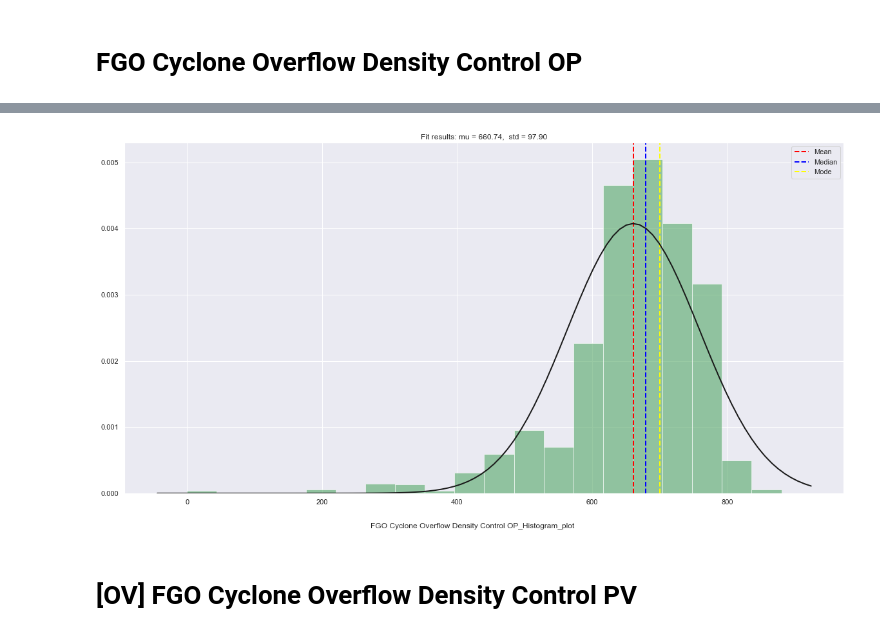
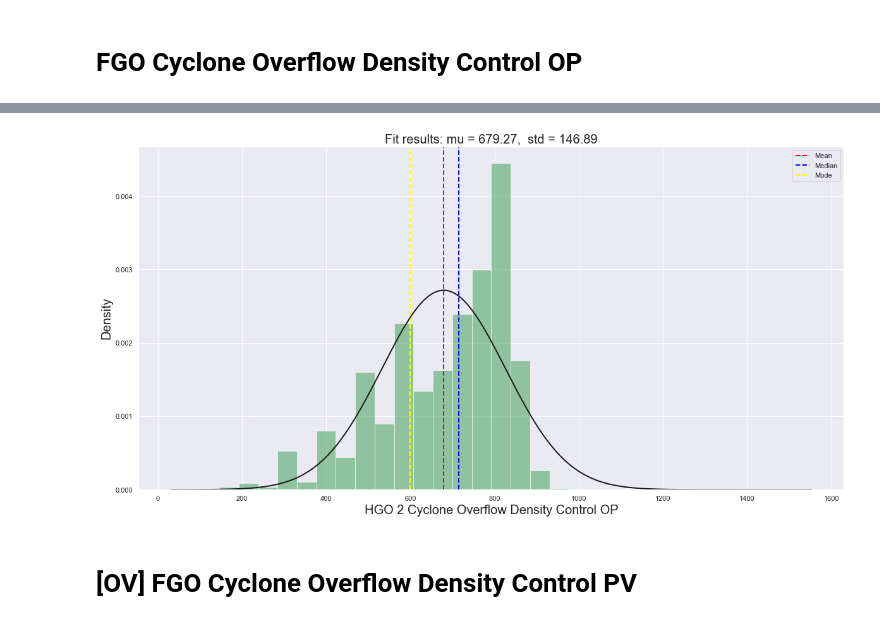
Before and after one commit to Odinson9/Univariate-Data-Analysis, a Jupyter notebook: Work_In_Progress.ipynb, the cells around one changed output, grey strips where cells are left out. Drawn from its saved outputs; the diff is of its cells as text; code cells hidden in the pictures.

```diff
--- a/Work_In_Progress.ipynb
+++ b/Work_In_Progress.ipynb
@@ -180,12 +69,17 @@ plt.show()
 # %%
-pp = PdfPages('FGO Cyclone Overflow Density Control OP_Box_1_plots.pdf')
+# Fit a normal distribution to the data:
+mu, std = norm.fit(df_p['PGR:CY2001:DIC6053-SP'].dropna().values)
+a=df_p['PGR:CY2001:DIC6053-SP'].median()
+pp = PdfPages('HGO 2 Cyclone Overflow Density Control SP Output1_plots.pdf')
 fig_n=plt.figure()
-ax=sns.boxplot(y=df_o['PGR:CY1001:DIC4003-OP'],data=df_o)
-ax.set(xlabel='FGO Cyclone Overflow Density Control OP', ylabel='Value')
+ax=sns.boxplot(y=df_p['PGR:CY2001:DIC6053-SP'],data=df_p,color='g')
+ax.set(xlabel='HGO 2 Cyclone Overflow Density Control SP', ylabel='Value')
 for item in ([ax.title, ax.xaxis.label, ax.yaxis.label] +
             ax.get_yticklabels()):
     item.set_fontsize(20)
 ax.tick_params(axis='both', which='minor', labelsize=20)
+title = "Fit results: median = %.2f,  std = %.2f" % (a, std)
+plt.title(title,fontsize=20)
 ax.legend(fontsize=20)
 pp.savefig(fig_n)
 plt.show()
@@ -195,30 +122,30 @@ No handles with labels found to put in legend.
 # %%
 # Fit a normal distribution to the data:
-mu, std = norm.fit(df_o['PGR:CY1001:DIC4003-OP'].dropna().values)
+mu, std = norm.fit(df_p['PGR:CY2001:DIC6053-OP'].dropna().values)
 # Plot the histogram.
-pp = PdfPages('FGO Cyclone Overflow Density Control OP_Histogram_plot.pdf')
+pp = PdfPages('FGO Cyclone Overflow Density Control SP_Histogram_plot.pdf')
 fig=plt.figure()
-txt="FGO Cyclone Overflow Density Control OP_Histogram_plot"
-plt.hist(df_o['PGR:CY1001:DIC4003-OP'].dropna().values, bins=20, density=True, alpha=0.6, color='g')
-plt.axvline(df_o['PGR:CY1001:DIC4003-OP'].mean(),label='Mean', color='red', linestyle='dashed', linewidth=2)
-plt.axvline(df_o['PGR:CY1001:DIC4003-OP'].median(),label='Median', color='blue', linestyle='dashed', linewidth=2)
-plt.axvline(statistics.mode(df_o['PGR:CY1001:DIC4003-OP']),label='Mode', color='yellow', linestyle='dashed', linewidth=2)
+#txt="FGO Cyclone Overflow Density Control SP_Histogram_plot"
+plt.hist(df_p['PGR:CY2001:DIC6053-OP'].dropna().values, bins=30, density=True, alpha=0.6, color='g')
+plt.axvline(df_p['PGR:CY2001:DIC6053-OP'].mean(),label='Mean', color='red', linestyle='dashed', linewidth=2)
+plt.axvline(df_p['PGR:CY2001:DIC6053-OP'].median(),label='Median', color='blue', linestyle='dashed', linewidth=2)
+plt.axvline(statistics.mode(df_p['PGR:CY2001:DIC6053-OP']),label='Mode', color='yellow', linestyle='dashed', linewidth=2)
 # Plot the PDF.
 xmin, xmax = plt.xlim()
-x = np.linspace(xmin, xmax, 100)
+x = np.linspace(xmin, xmax, 800)
 p = norm.pdf(x, mu, std)
 plt.plot(x, p, 'k', linewidth=2)
 title = "Fit results: mu = %.2f,  std = %.2f" % (mu, std)
-plt.title(title)
-# plt.xlabel('FGO Cyclone Overflow Density Control OP')
-# plt.ylabel('Count')
+plt.title(title,fontsize=20)
+plt.xlabel('HGO 2 Cyclone Overflow Density Control OP',fontsize=20)
+plt.ylabel('Density',fontsize=20)
 plt.legend()
-fig.text(.5, .05, txt, ha='center')
+#ig.text(.5, .05, txt, ha='center')
 pp.savefig(fig)
 plt.show()
 pp.close()
 # %% [output]
-[figure, old version]
+[figure, new version]
 # %% [markdown]
 # [OV] FGO Cyclone Overflow Density Control PV
 # %%
```
Also changed, not shown: parts of 127 cells of this notebook.
